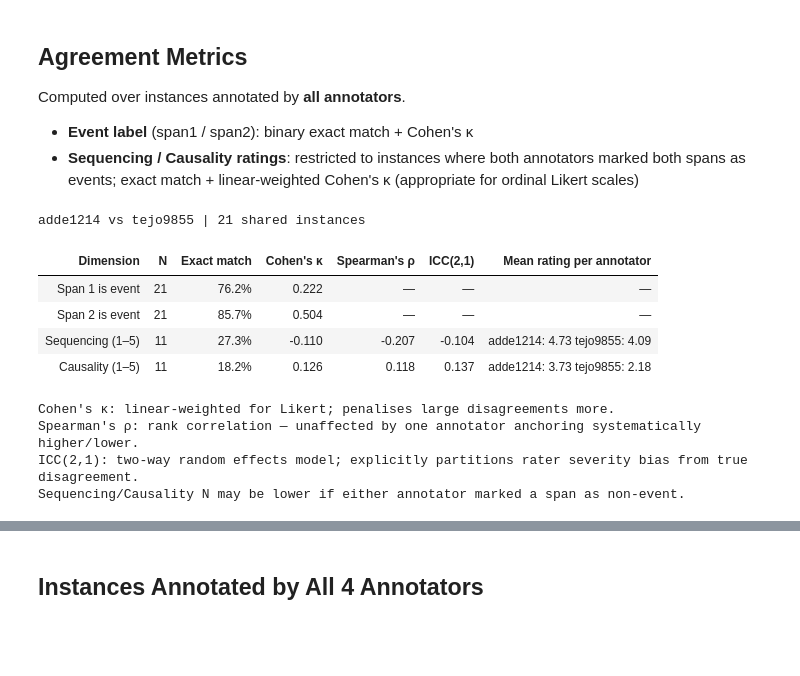
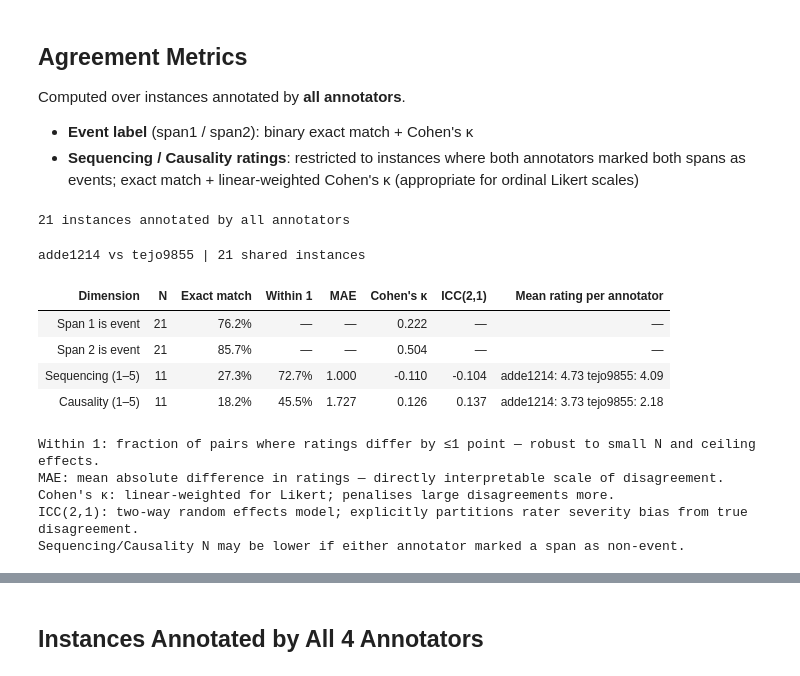
Before and after one commit to advaitdeshmukh/potato, a Jupyter notebook: teagan_tasks/event_relation_annotation_task/annotation_analysis/annotation_comparison.ipynb, the cells around one changed output, grey strips where cells are left out. Drawn from its saved outputs; the diff is of its cells as text; code cells hidden in the pictures; blank space fills up the shorter version.

```diff
--- a/teagan_tasks/event_relation_annotation_task/annotation_analysis/annotation_comparison.ipynb
+++ b/teagan_tasks/event_relation_annotation_task/annotation_analysis/annotation_comparison.ipynb
@@ -189,6 +189,12 @@ Computed over instances annotated by **all annotators**.
 
 - **Event label** (span1 / span2): binary exact match + Cohen's κ
 - **Sequencing / Causality ratings**: restricted to instances where both annotators marked both spans as events; exact match + linear-weighted Cohen's κ (appropriate for ordinal Likert scales)
+# %%
+all_inst_sets = [set(annotator_data[ann].keys()) for ann in ANNOTATORS]
+shared_all = set.intersection(*all_inst_sets)
+print(f'{len(shared_all)} instances annotated by all annotators')
+# %% [output]
+21 instances annotated by all annotators
 # %%
 from sklearn.metrics import cohen_kappa_score
 from scipy.stats import spearmanr
@@ -226,19 +232,19 @@ def exact_match(pairs):
     if not pairs: return None
     return sum(a == b for a, b in pairs) / len(pairs)
 
+def within_one(pairs):
+    if not pairs: return None
+    return sum(abs(a - b) <= 1 for a, b in pairs) / len(pairs)
+
+def mae(pairs):
+    if not pairs: return None
+    return np.mean([abs(a - b) for a, b in pairs])
+
 def kappa(pairs, weights=None):
     if len(pairs) < 2: return None
     y1, y2 = zip(*pairs)
     if len(set(y1) | set(y2)) < 2: return None
     return cohen_kappa_score(y1, y2, weights=weights)
-
-def spearman(pairs):
-    """Rank correlation — robust to systematic scale shifts between annotators."""
-    if len(pairs) < 3: return None
-    y1, y2 = zip(*pairs)
-    if len(set(y1)) < 2 or len(set(y2)) < 2: return None
-    rho, _ = spearmanr(y1, y2)
-    return rho
 
 def icc_two_way_random(pairs):
     """ICC(2,1) — two-way random effects, single measures.
@@ -272,7 +278,7 @@ def fmt(v, pct=False):
     if v is None: return '<span style="color:#aaa">—</span>'
     return f'{v*100:.1f}%' if pct else f'{v:.3f}'
 
-# (label, pairs, kappa_weights, include_rank_metrics)
+# (label, pairs, kappa_weights, include_ordinal_metrics)
 metrics = [
     ('Span 1 is event',  span1_event,  None,     False),
     ('Span 2 is event',  span2_event,  None,     False),
@@ -281,13 +287,14 @@ metrics = [
 ]
 
 rows_html = ''
-for label, pairs, w, rank in metrics:
-    n   = len(pairs)
-    em  = exact_match(pairs)
-    k   = kappa(pairs, weights=w)
-    rho = spearman(pairs) if rank else None
-    icc = icc_two_way_random(pairs) if rank else None
-    m1, m2 = annotator_means(pairs) if rank else (None, None)
+for label, pairs, w, ordinal in metrics:
+    n    = len(pairs)
+    em   = exact_match(pairs)
+    w1   = within_one(pairs) if ordinal else None
+    m_ae = mae(pairs)        if ordinal else None
+    k    = kappa(pairs, weights=w)
+    icc  = icc_two_way_random(pairs) if ordinal else None
+    m1, m2 = annotator_means(pairs) if ordinal else (None, None)
 
     mean_str = (
         f'{ANN1}: {m1:.2f} &nbsp; {ANN2}: {m2:.2f}'
@@ -299,8 +306,9 @@ for label, pairs, w, rank in metrics:
         f'<td style="padding:6px 14px">{label}</td>'
         f'<td style="padding:6px 14px;text-align:center">{n}</td>'
         f'<td style="padding:6px 14px;text-align:center">{fmt(em, pct=True)}</td>'
+        f'<td style="padding:6px 14px;text-align:center">{fmt(w1, pct=True)}</td>'
+        f'<td style="padding:6px 14px;text-align:center">{fmt(m_ae)}</td>'
         f'<td style="padding:6px 14px;text-align:center">{fmt(k)}</td>'
-        f'<td style="padding:6px 14px;text-align:center">{fmt(rho)}</td>'
         f'<td style="padding:6px 14px;text-align:center">{fmt(icc)}</td>'
         f'<td style="padding:6px 14px;font-size:0.85em;color:#555">{mean_str}</td>'
         f'</tr>'
@@ -311,41 +319,44 @@ header = (
     '<th style="padding:6px 14px;text-align:left">Dimension</th>'
     '<th style="padding:6px 14px">N</th>'
     '<th style="padding:6px 14px">Exact match</th>'
+    '<th style="padding:6px 14px">Within 1</th>'
+    '<th style="padding:6px 14px">MAE</th>'
     '<th style="padding:6px 14px">Cohen\'s κ</th>'
-    '<th style="padding:6px 14px">Spearman\'s ρ</th>'
     '<th style="padding:6px 14px">ICC(2,1)</th>'
     '<th style="padding:6px 14px;text-align:left">Mean rating per annotator</th>'
     '</tr>'
 )
 
 notes = (
     '<p style="color:#777;font-size:0.8em;margin-top:10px;line-height:1.5">'
+    '<b>Within 1</b>: fraction of pairs where ratings differ by ≤1 point — robust to small N and ceiling effects.<br>'
+    '<b>MAE</b>: mean absolute difference in ratings — directly interpretable scale of disagreement.<br>'
     '<b>Cohen\'s κ</b>: linear-weighted for Likert; penalises large disagreements more.<br>'
-    '<b>Spearman\'s ρ</b>: rank correlation — unaffected by one annotator anchoring systematically higher/lower.<br>'
     '<b>ICC(2,1)</b>: two-way random effects model; explicitly partitions rater severity bias from true disagreement.<br>'
     'Sequencing/Causality N may be lower if either annotator marked a span as non-event.'
     '</p>'
 )
 
 table_html = (
     f'<div style="font-family:sans-serif;margin-top:12px">'
     f'<b>{ANN1}</b> vs <b>{ANN2}</b> &nbsp;|&nbsp; {len(span1_event)} shared instances'
     f'<table style="border-collapse:collapse;margin-top:10px;font-size:0.93em">'
     f'<thead>{header}</thead>'
     f'<tbody>{rows_html}</tbody>'
     f'</table>'
     f'{notes}'
     f'</div>'
 )
 display(HTML(table_html))
 # %% [output]
 adde1214 vs tejo9855 | 21 shared instances
-| Dimension | N | Exact match | Cohen's κ | Spearman's ρ | ICC(2,1) | Mean rating per annotator |
-| Span 1 is event | 21 | 76.2% | 0.222 | — | — | — |
-| Span 2 is event | 21 | 85.7% | 0.504 | — | — | — |
-| Sequencing (1–5) | 11 | 27.3% | -0.110 | -0.207 | -0.104 | adde1214: 4.73 tejo9855: 4.09 |
-| Causality (1–5) | 11 | 18.2% | 0.126 | 0.118 | 0.137 | adde1214: 3.73 tejo9855: 2.18 |
+| Dimension | N | Exact match | Within 1 | MAE | Cohen's κ | ICC(2,1) | Mean rating per annotator |
+| Span 1 is event | 21 | 76.2% | — | — | 0.222 | — | — |
+| Span 2 is event | 21 | 85.7% | — | — | 0.504 | — | — |
+| Sequencing (1–5) | 11 | 27.3% | 72.7% | 1.000 | -0.110 | -0.104 | adde1214: 4.73 tejo9855: 4.09 |
+| Causality (1–5) | 11 | 18.2% | 45.5% | 1.727 | 0.126 | 0.137 | adde1214: 3.73 tejo9855: 2.18 |
+Within 1: fraction of pairs where ratings differ by ≤1 point — robust to small N and ceiling effects.
+MAE: mean absolute difference in ratings — directly interpretable scale of disagreement.
 Cohen's κ: linear-weighted for Likert; penalises large disagreements more.
-Spearman's ρ: rank correlation — unaffected by one annotator anchoring systematically higher/lower.
 ICC(2,1): two-way random effects model; explicitly partitions rater severity bias from true disagreement.
 Sequencing/Causality N may be lower if either annotator marked a span as non-event.
```
Also changed, not shown: parts of 2 cells of this notebook, 8 other files.
